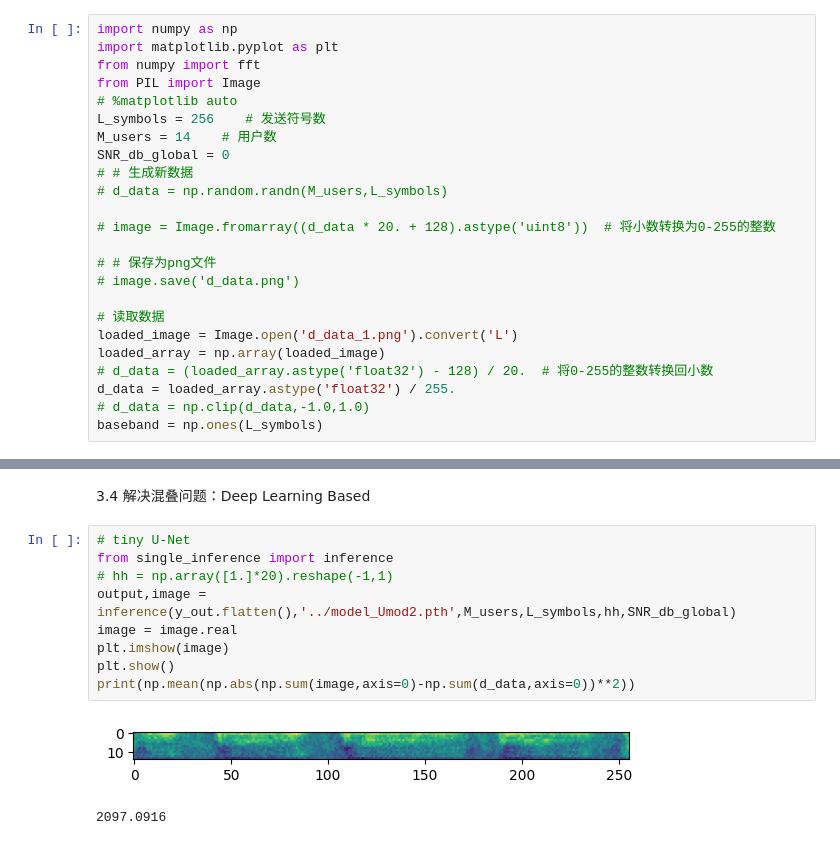
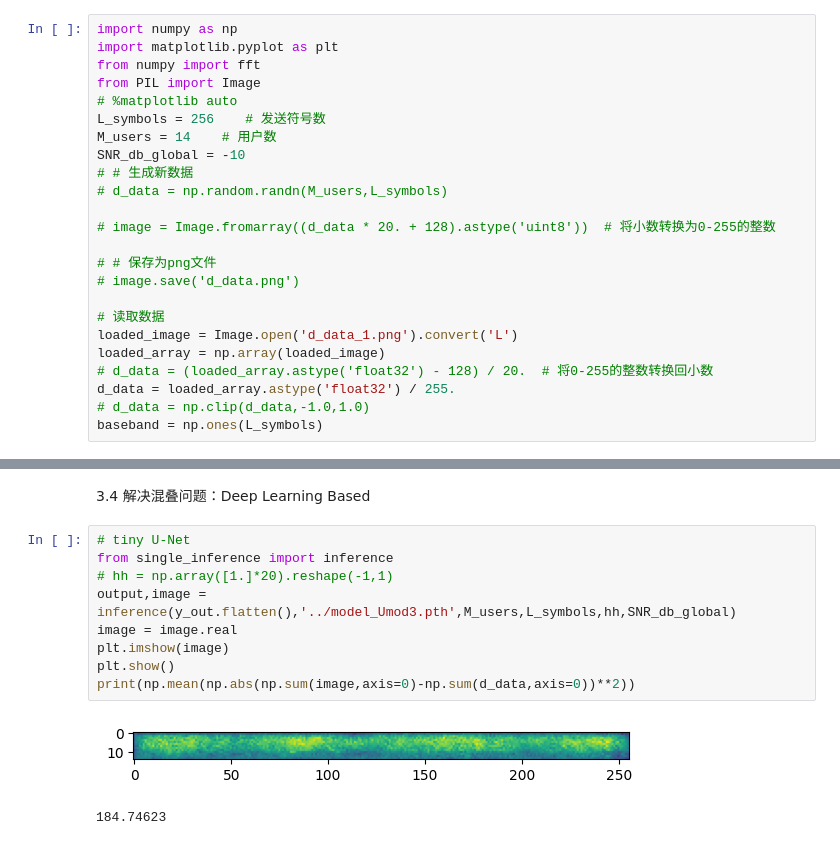
Before and after one commit to auto-Dog/MOAC_deep, a Jupyter notebook: src/time_freq_unaligend.ipynb, the cells around one changed output, grey strips where cells are left out. Drawn from its saved outputs; the diff is of its cells as text.

```diff
--- a/src/time_freq_unaligend.ipynb
+++ b/src/time_freq_unaligend.ipynb
@@ -10,7 +10,7 @@ from PIL import Image
 # %matplotlib auto
 L_symbols = 256    # 发送符号数
 M_users = 14    # 用户数
-SNR_db_global = 0
+SNR_db_global = -10
 # # 生成新数据
 # d_data = np.random.randn(M_users,L_symbols)
 
@@ -294,12 +297,12 @@ print(np.mean(np.abs(sum_est-sum_gt)**2))
 # %%
 # tiny U-Net
 from single_inference import inference
 # hh = np.array([1.]*20).reshape(-1,1)
-output,image = inference(y_out.flatten(),'../model_Umod2.pth',M_users,L_symbols,hh,SNR_db_global)
+output,image = inference(y_out.flatten(),'../model_Umod3.pth',M_users,L_symbols,hh,SNR_db_global)
 image = image.real
 plt.imshow(image)
 plt.show()
 print(np.mean(np.abs(np.sum(image,axis=0)-np.sum(d_data,axis=0))**2))
 # %% [output]
-[figure, old version]
+[figure, new version]
-2097.0916
+184.74623
```
Also changed, not shown: parts of 7 cells of this notebook, 1 other file.
